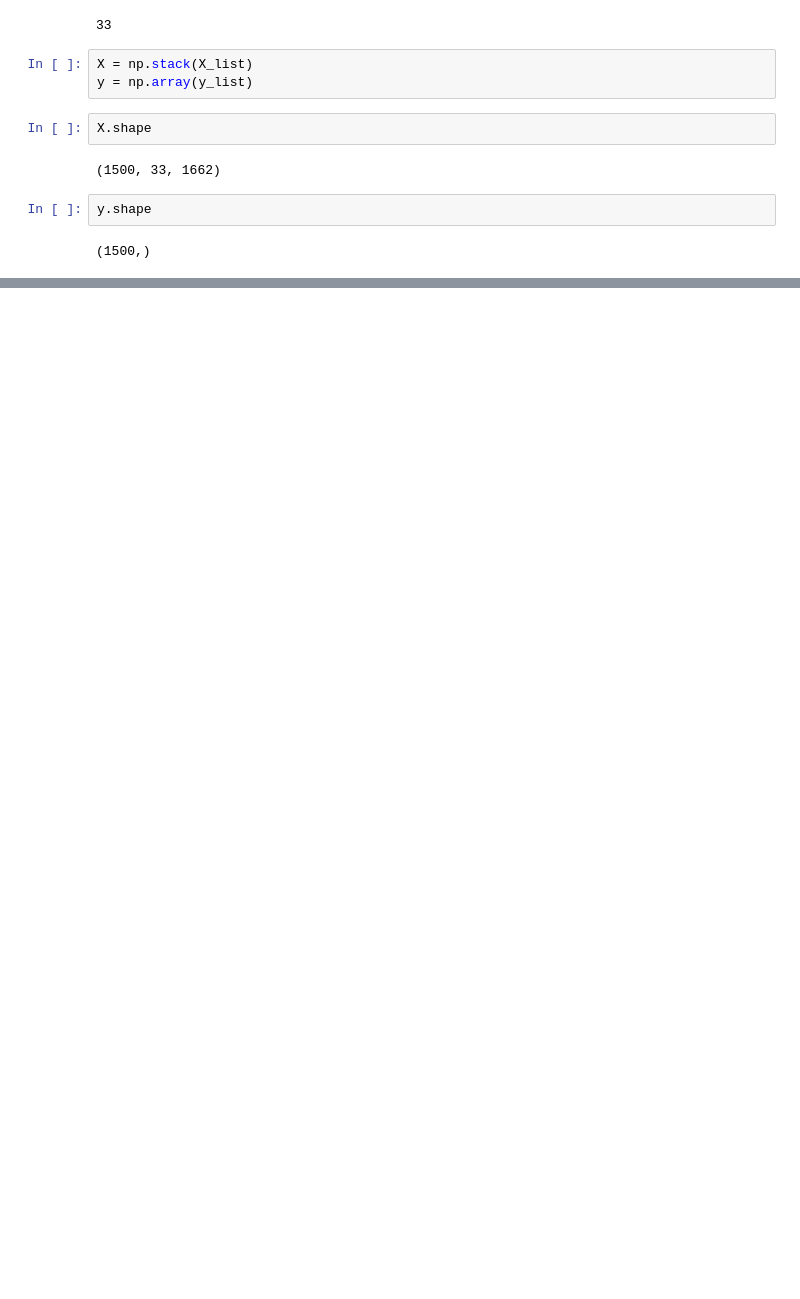
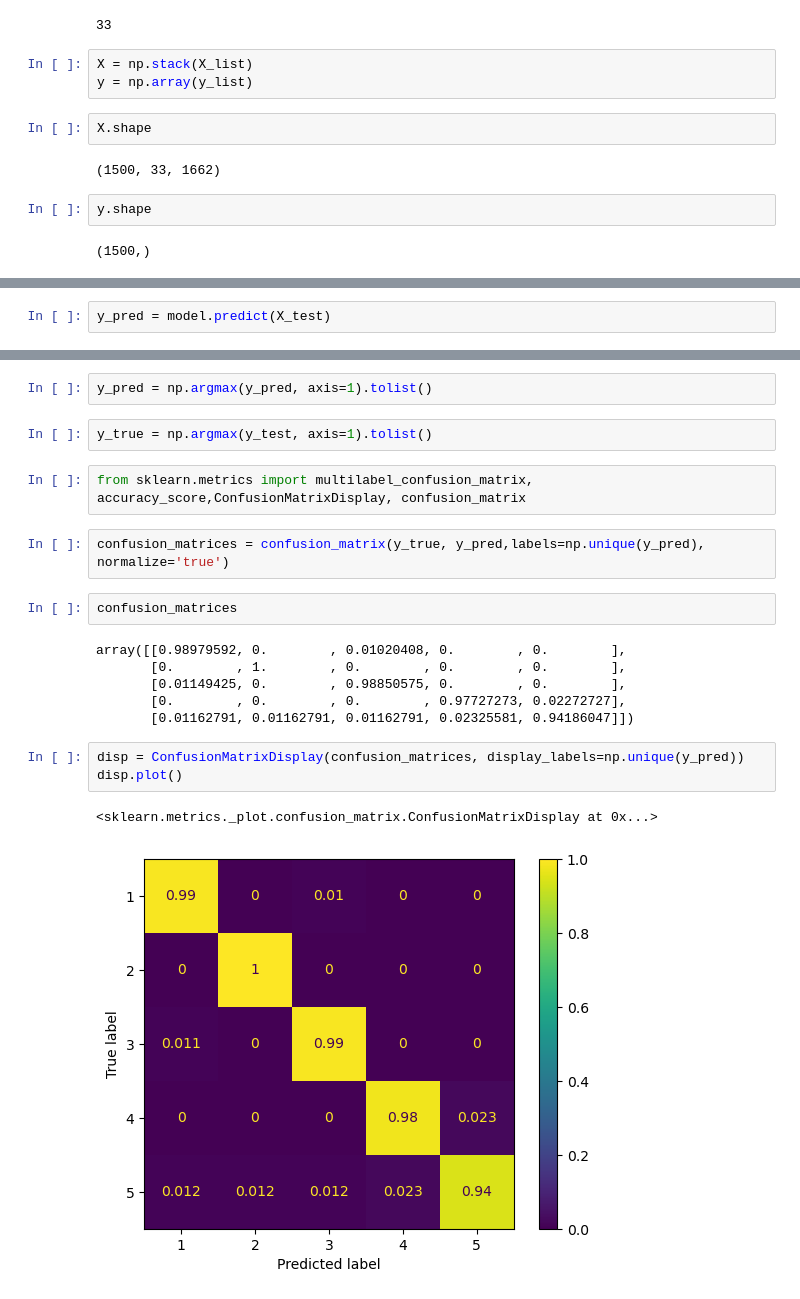
Before and after one commit to SignAIUdeA/AI, a Jupyter notebook: Modeling/Experiments_Models.ipynb, the cells around one changed output, grey strips where cells are left out. Saved outputs shown, nothing was run; the diff lists cells and outputs as text; blank space fills up the shorter version.

Commit message:
First Model Iteration

```diff
--- a/Modeling/Experiments_Models.ipynb
+++ b/Modeling/Experiments_Models.ipynb
@@ -51,0 +118,2 @@ ValueError: Found array with dim 3. None expected <= 2.
+# %%
+y_pred = model.predict(X_test)
@@ -51,0 +123,22 @@ ValueError: Found array with dim 3. None expected <= 2.
+# %%
+y_pred = np.argmax(y_pred, axis=1).tolist()
+# %%
+y_true = np.argmax(y_test, axis=1).tolist()
+# %%
+from sklearn.metrics import multilabel_confusion_matrix, accuracy_score,ConfusionMatrixDisplay, confusion_matrix
+# %%
+confusion_matrices = confusion_matrix(y_true, y_pred,labels=np.unique(y_pred), normalize='true')
+# %%
+confusion_matrices
+# %% [output]
+array([[0.98979592, 0.        , 0.01020408, 0.        , 0.        ],
+       [0.        , 1.        , 0.        , 0.        , 0.        ],
+       [0.01149425, 0.        , 0.98850575, 0.        , 0.        ],
+       [0.        , 0.        , 0.        , 0.97727273, 0.02272727],
+       [0.01162791, 0.01162791, 0.01162791, 0.02325581, 0.94186047]])
+# %%
+disp = ConfusionMatrixDisplay(confusion_matrices, display_labels=np.unique(y_pred))
+disp.plot()
+# %% [output]
+<sklearn.metrics._plot.confusion_matrix.ConfusionMatrixDisplay at 0x...>
+[figure, added]
```
Also changed, not shown: parts of 13 cells of this notebook, 1 other file.
